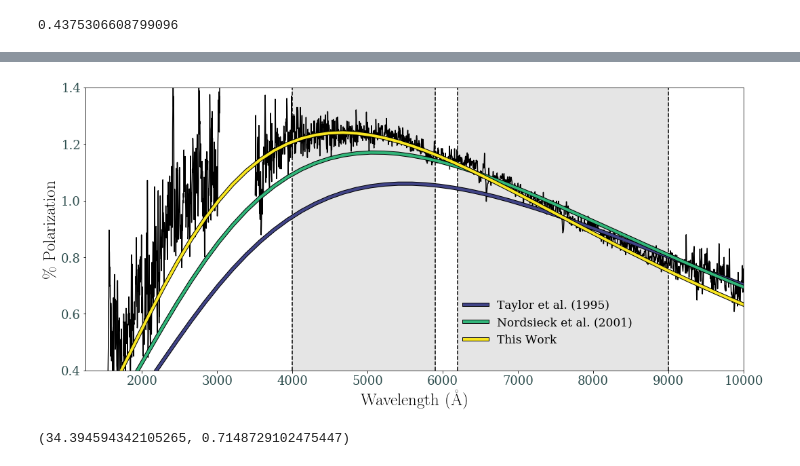
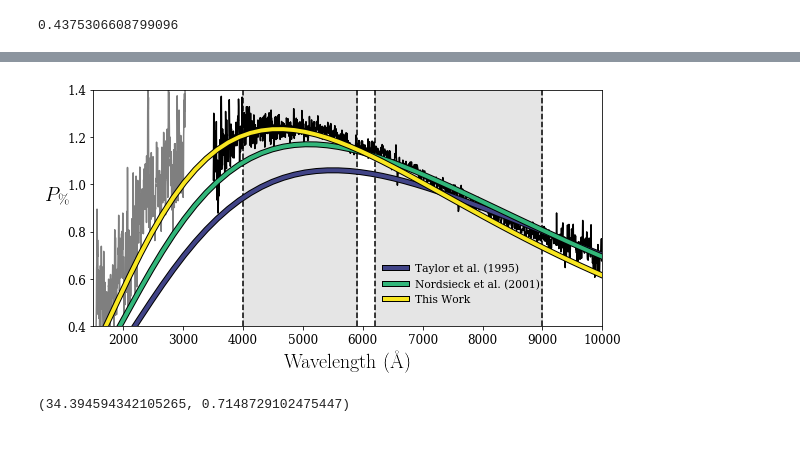
Before and after one commit to KeyanGootkin/P-Cygni-Spectropolarimetry, a Jupyter notebook: ISP.ipynb, the cells around one changed output, grey strips where cells are left out. Drawn from its saved outputs; the diff is of its cells as text; code cells hidden in the pictures.

```diff
--- a/ISP.ipynb
+++ b/ISP.ipynb
@@ -11,11 +11,11 @@ import matplotlib.patheffects as pe
 # %%
 from matplotlib import rcParams
 #rcParams['text.usetex'] = True
-rcParams['figure.figsize'] = [10,10]
+rcParams['figure.figsize'] = [4,4]
 rcParams['lines.color'] = 'black'
-rcParams['font.size'] = 20
+rcParams['font.size'] = 12
 rcParams['font.family'] = 'serif'
-rcParams['legend.fontsize'] = 12
+rcParams['legend.fontsize'] = 16
 # %%
 #Getting lists of data files
 datadir = 'C:/Users/Keyan/Desktop/Science/Data/P-Cygni/Data/'
@@ -156,34 +158,34 @@ def TaylorISP(w):
     return(ISP)
 # %%
 x = np.linspace(1000,10000)
-fig,ax = plt.subplots(1,figsize=(15,7))
-plt.tight_layout(rect=(0.01,0.02,1,1))
+fig,ax = plt.subplots(1,figsize=(8,4))
 ax.axvspan(4000,5900,color='black',alpha=0.1)
 ax.axvspan(6200,9000,color='black',alpha=0.1)
 ax.axvline(4000,linestyle='--')
 ax.axvline(5900,linestyle='--')
 ax.axvline(6200,linestyle='--')
 ax.axvline(9000,linestyle='--')
 
 plt.plot(bws[0][150:-130],bpol[150:-130],color = "black")
 plt.plot(ws[0][10:-100],rpol[10:-100],color = "black")
-plt.plot(all_w[0][100:-180],wpol[100:-180],color = "black")
+plt.plot(all_w[0][100:-180],wpol[100:-180],color = "black",alpha=0.5)
 
 plt.plot(x,TaylorISP(x),label="Taylor et al. (1995)",linewidth=4,color = cmap(00.2),path_effects=[pe.Stroke(linewidth=6, foreground='black'), pe.Normal()])
 plt.plot(x,NordISP(x),label="Nordsieck et al. (2001)",linewidth=4,color = cmap(0.66),path_effects=[pe.Stroke(linewidth=6, foreground='black'), pe.Normal()])
 plt.plot(x,GootkinISP(x),label="This Work",linewidth=4,color = cmap(0.99),path_effects=[pe.Stroke(linewidth=6, foreground='black'), pe.Normal()])
 plt.ylim(0.4,1.4);
-plt.xlim(1250,10000);
-plt.legend(fontsize=17,frameon=False,loc='lower left',bbox_to_anchor=(0.56,0.05));
+plt.xlim(1500,10000);
+plt.legend(fontsize=10.7,frameon=False,loc='lower left',bbox_to_anchor=(0.555,0.05));
 
-plt.xticks(fontsize=18, color='darkslategrey')
-plt.yticks(fontsize=18, color='darkslategrey')
+plt.xticks(fontsize=12)
+plt.yticks(fontsize=12)
 
-plt.xlabel("Wavelength (\AA)",size=25,usetex=True);
-plt.ylabel("\% Polarization",size=25,usetex=True);
-plt.savefig(paperdir+"/isp.png",transparent=True,overwrite=True)
+plt.xlabel("Wavelength (\AA)",size=20,usetex=True);
+plt.ylabel("$P_\%$",size=20,usetex=True,rotation=0,labelpad=10);
+plt.tight_layout(pad=0)
+plt.savefig(paperdir+"/isp.png",overwrite=True,dpi=300)
 # %% [output]
-[figure, old version]
+[figure, new version]
 # %%
 isp_pos = v.pa.mean()
 isp_pos,v.pa.std()/np.sqrt(v.pa.size)
```
Also changed, not shown: parts of 2 cells of this notebook, 4 other files.
